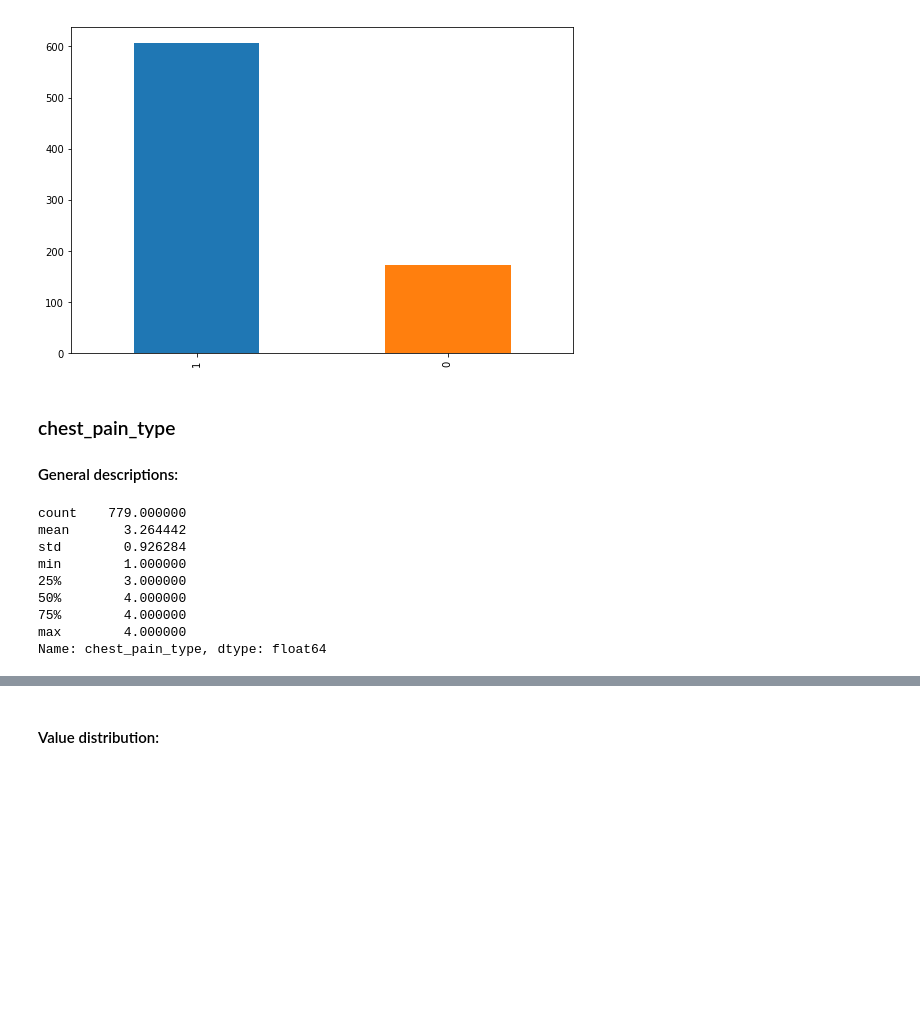
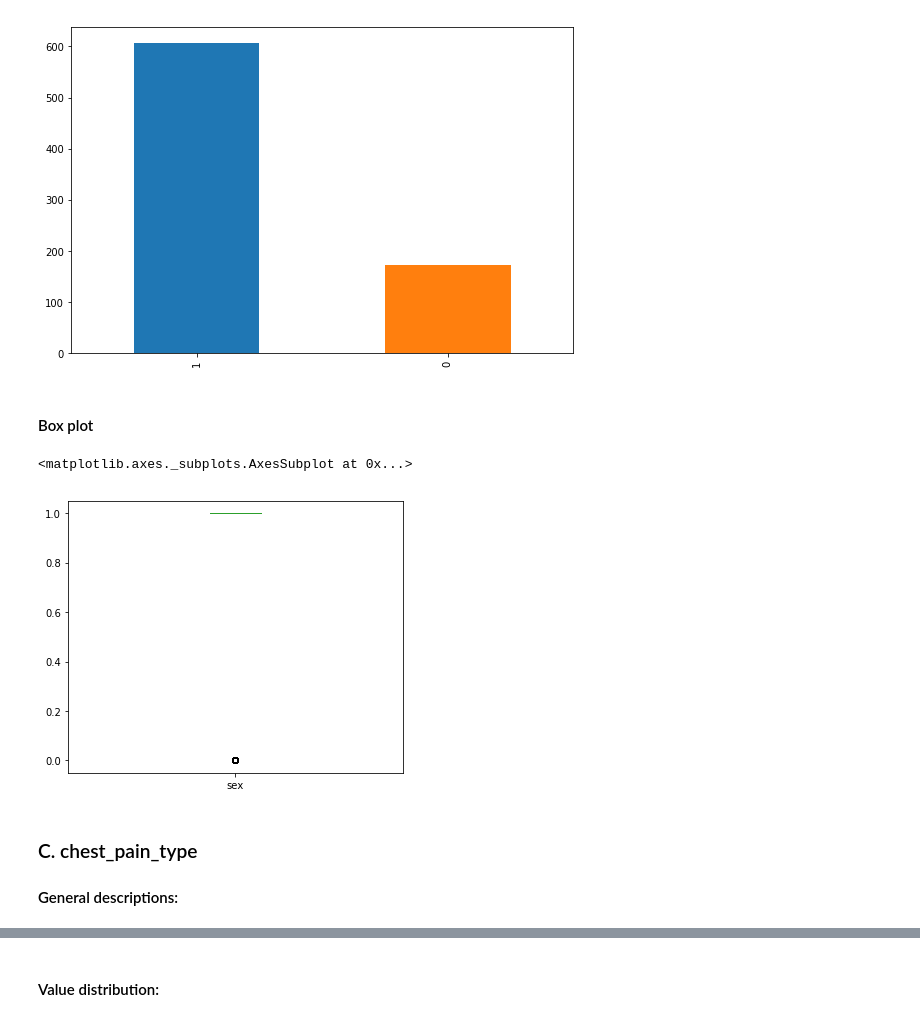
Before and after one commit to yusufrahmatp/modelHeartDisease, a Jupyter notebook: notebooks/Exploratory Data Analysis.ipynb, the cells around one changed output, grey strips where cells are left out. Saved outputs shown, nothing was run; the diff lists cells and outputs as text; code cells hidden in the pictures; blank space fills up the shorter version.

```diff
--- a/notebooks/Exploratory Data Analysis.ipynb
+++ b/notebooks/Exploratory Data Analysis.ipynb
@@ -104,0 +94,3 @@ Name: sex, dtype: float64
+# %%
+sex = train_x['sex'].astype(int)
+sex.describe()
@@ -109,19 +111,14 @@ train_x['sex'].value_counts().plot(kind='bar', figsize=(9, 6))
 # %% [output]
 <matplotlib.axes._subplots.AxesSubplot at 0x...>
 [figure]
+# %% [markdown]
+#### Box plot
+# %%
+sex.plot.box(figsize=(6,5))
+# %% [output]
+<matplotlib.axes._subplots.AxesSubplot at 0x...>
+[figure, added]
 # %% [markdown]
-### chest_pain_type
+### C. chest_pain_type
 
 #### General descriptions:
-# %%
-train_x['chest_pain_type'].describe()
-# %% [output]
-count    779.000000
-mean       3.264442
-std        0.926284
-min        1.000000
-25%        3.000000
-50%        4.000000
-75%        4.000000
-max        4.000000
-Name: chest_pain_type, dtype: float64
```
Also changed, not shown: parts of 73 cells of this notebook, 1 other file.
